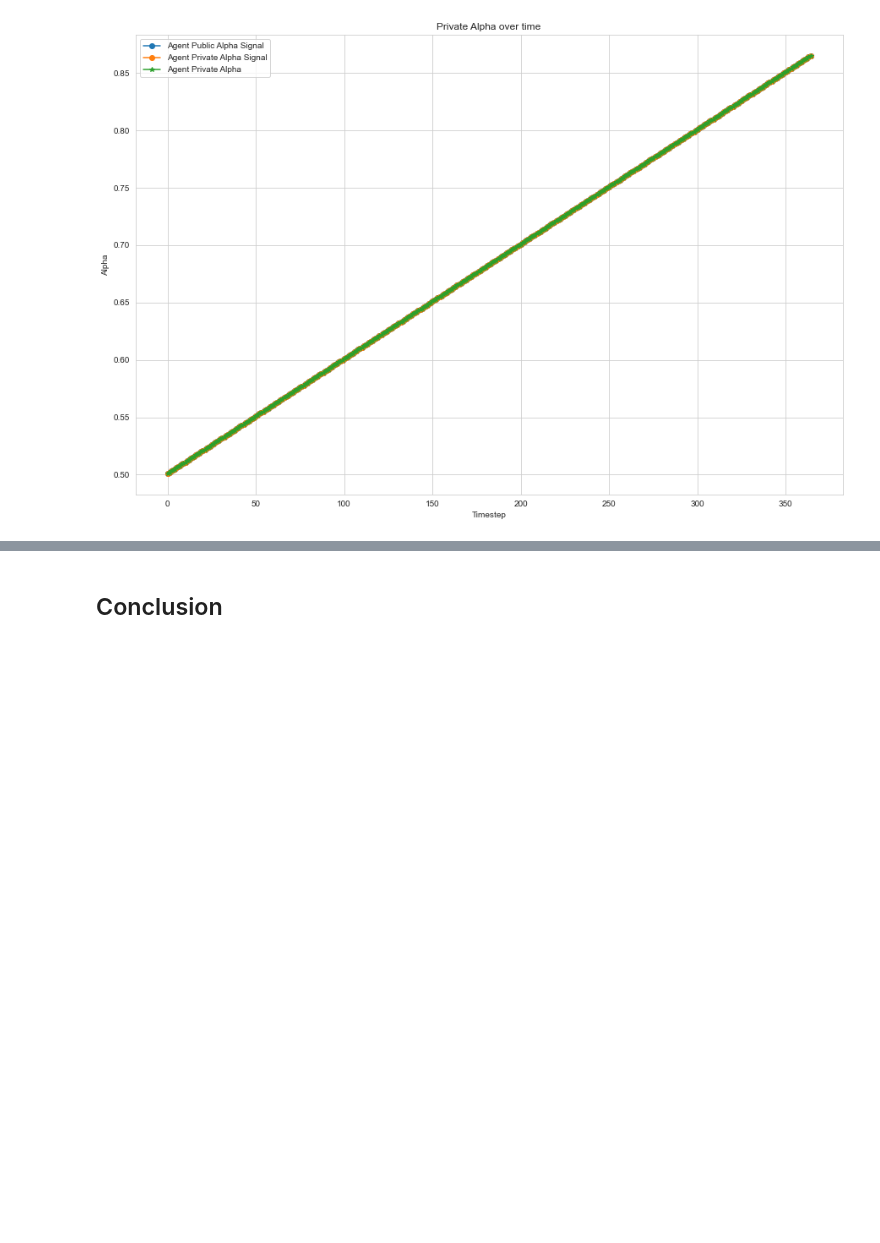
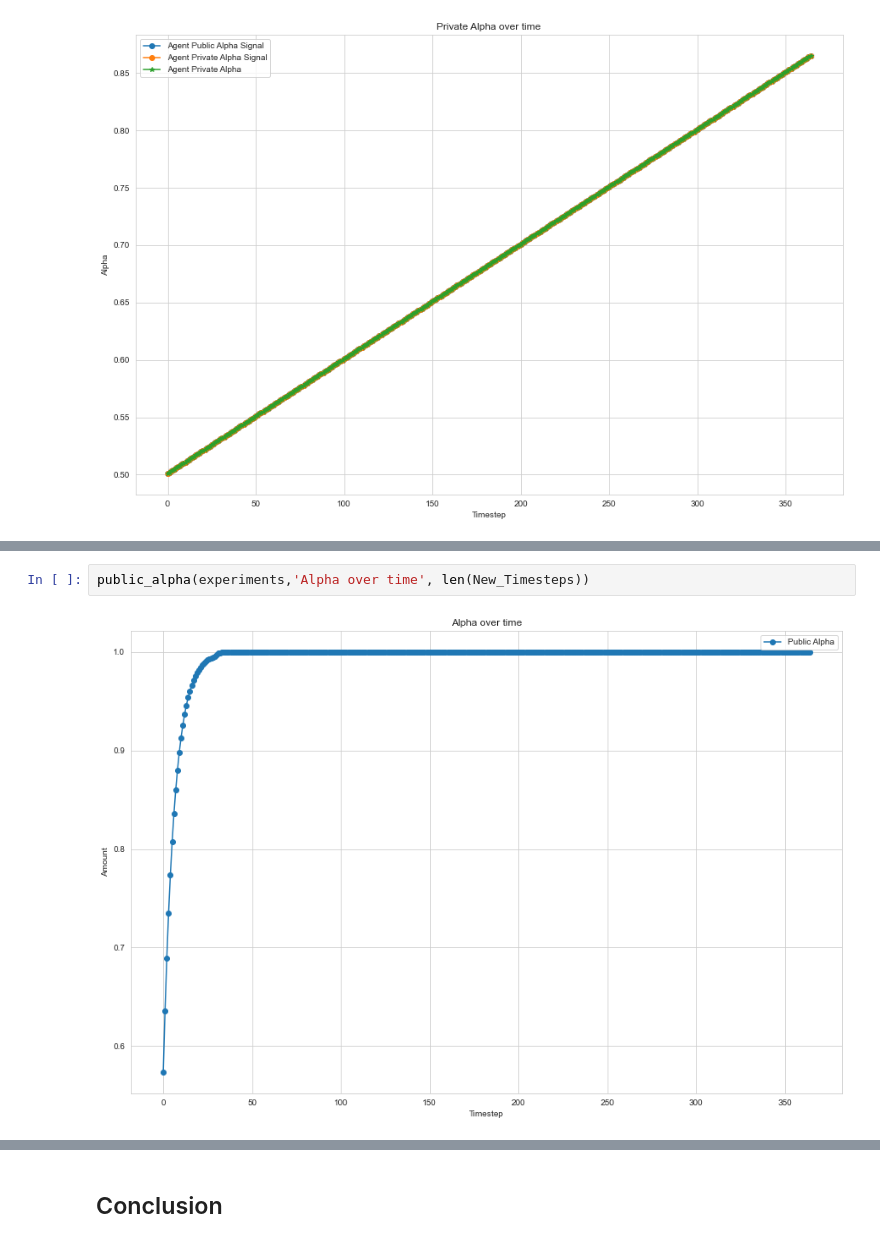
Before and after one commit to BlockScience/Risk-Adjusted-Bonding-Curves, a Jupyter notebook: Pilot/Chimple_Pilot.ipynb, the cells around one changed output, grey strips where cells are left out. Saved outputs shown, nothing was run; the diff lists cells and outputs as text; blank space fills up the shorter version.

Commit message:
public alpha

```diff
--- a/Pilot/Chimple_Pilot.ipynb
+++ b/Pilot/Chimple_Pilot.ipynb
@@ -365,3 +385,7 @@ alpha(experiments,'Alpha over time', len(New_Timesteps))
+# %%
+public_alpha(experiments,'Alpha over time', len(New_Timesteps))
+# %% [output]
+[figure, added]
 # %%
 reserve_supply(experiments,'Reserve',len(New_Timesteps))
 # %% [output]
```
Also changed, not shown: parts of 13 cells of this notebook, 4 other files.
